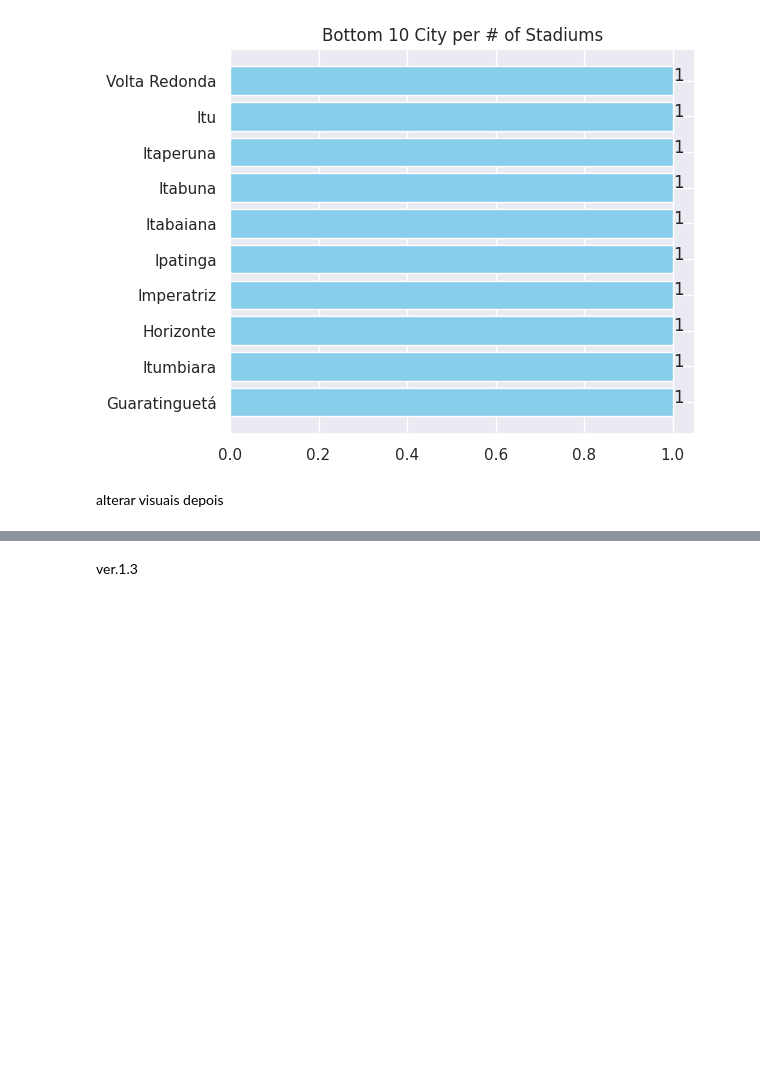
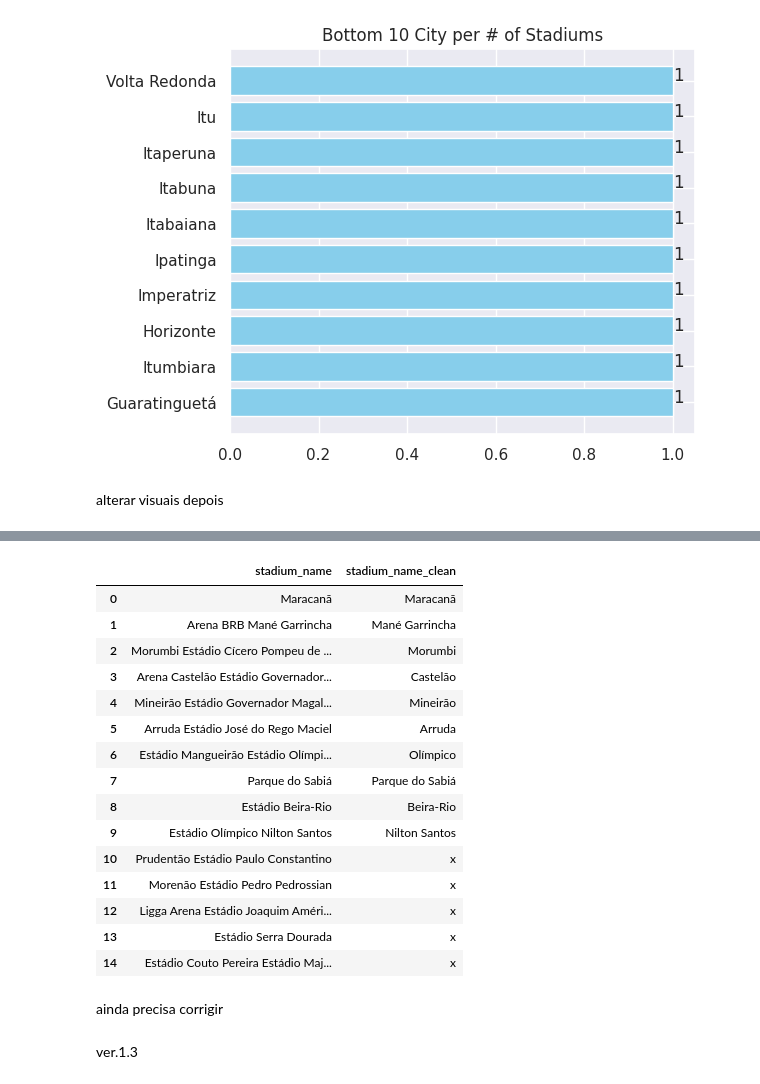
Before and after one commit to PatrickLeal/brazilian-football-stadiums-Data-Transform-Clean-Viz, a Jupyter notebook: brazilian-stadiums-analysis-viz.ipynb, the cells around one changed output, grey strips where cells are left out. Saved outputs shown, nothing was run; the diff lists cells and outputs as text; code cells hidden in the pictures; blank space fills up the shorter version.

Commit message:
v.1.2.1  - trying to fix stadium details column

```diff
--- a/brazilian-stadiums-analysis-viz.ipynb
+++ b/brazilian-stadiums-analysis-viz.ipynb
@@ -261,3 +225,5 @@ plt.show()
 [figure]
 # %% [markdown]
 alterar visuais depois
+# %%
+pd.set_option('display.max_rows', None)
@@ -263,0 +274,16 @@ alterar visuais depois
+# %%
+count = 1
+stadium_details['stadium_name_clean'] = 'x'
+for ind, name in stadium_details['stadium_name'][:10].items():
+
+    for nickname in stadiums['Stadium_Name']:
+
+        if nickname in name:
+    #       print("count", count)
+            print('stadium details indice: ',ind)
+            print('full name:', name)
+            print('nickname :', nickname)
+            print('------------')
+            stadium_details['stadium_name_clean'][ind] = nickname
+
+    count += 1
@@ -264,2 +308,23 @@ alterar visuais depois
+# %%
+stadium_details[['stadium_name', 'stadium_name_clean']].head(15)
+# %% [output]
+|  | stadium_name | stadium_name_clean |
+| 0 | Maracanã | Maracanã |
+| 1 | Arena BRB Mané Garrincha | Mané Garrincha |
+| 2 | Morumbi Estádio Cícero Pompeu de ... | Morumbi |
+| 3 | Arena Castelão Estádio Governador... | Castelão |
+| 4 | Mineirão Estádio Governador Magal... | Mineirão |
+| 5 | Arruda Estádio José do Rego Maciel | Arruda |
+| 6 | Estádio Mangueirão Estádio Olímpi... | Olímpico |
+| 7 | Parque do Sabiá | Parque do Sabiá |
+| 8 | Estádio Beira-Rio | Beira-Rio |
+| 9 | Estádio Olímpico Nilton Santos | Nilton Santos |
+| 10 | Prudentão Estádio Paulo Constantino | x |
+| 11 | Morenão Estádio Pedro Pedrossian | x |
+| 12 | Ligga Arena Estádio Joaquim Améri... | x |
+| 13 | Estádio Serra Dourada | x |
+| 14 | Estádio Couto Pereira Estádio Maj... | x |
+# %% [markdown]
+ainda precisa corrigir
 # %% [markdown]
 ver.1.3
```
Also changed, not shown: parts of 11 cells of this notebook.
